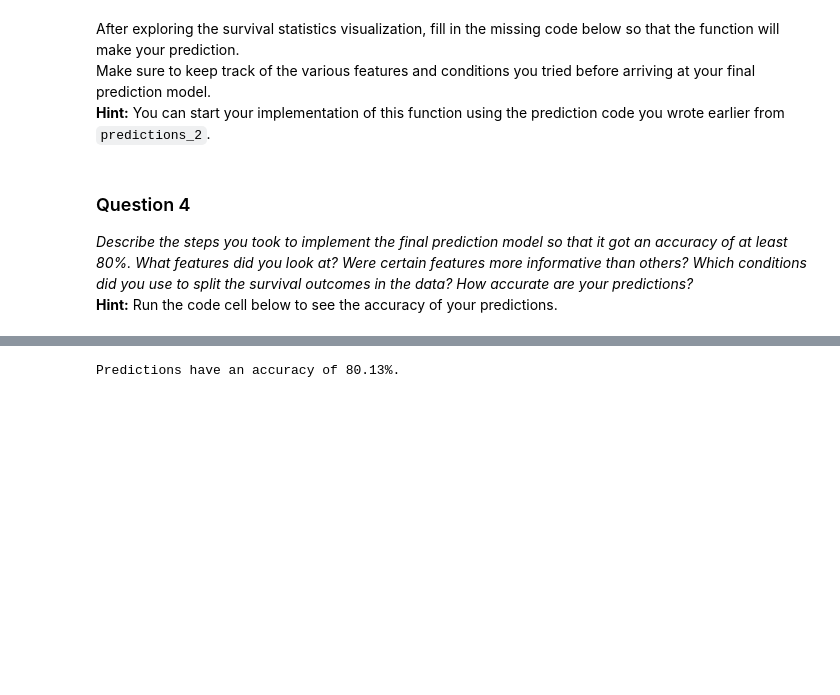
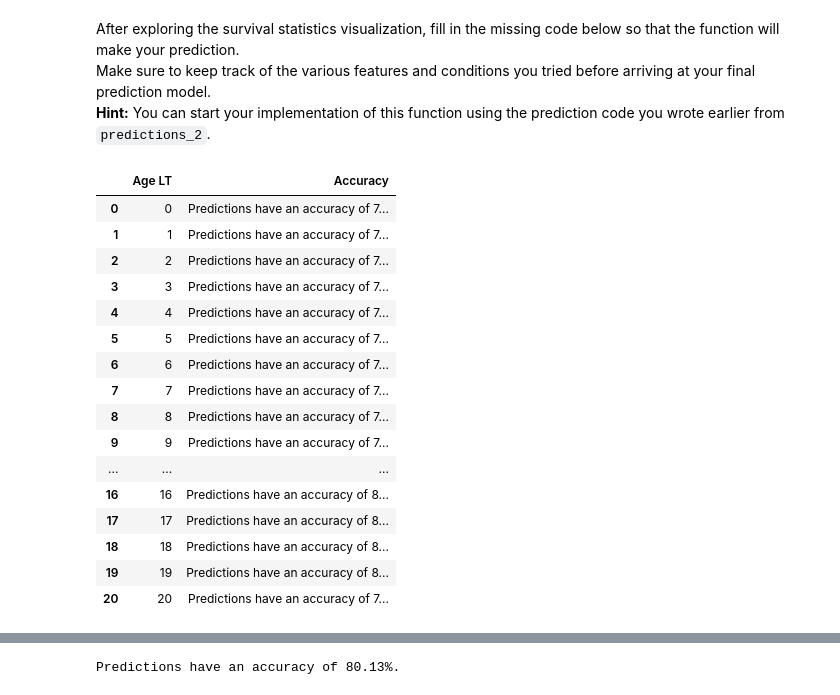
Before and after one commit to aberenyi73/machine-learning, a Jupyter notebook: projects/titanic_survival_exploration/titanic_survival_exploration.ipynb, the cells around one changed output, grey strips where cells are left out. Drawn from its saved outputs; the diff is of its cells as text; code cells hidden in the pictures; blank space fills up the shorter version.

```diff
--- a/projects/titanic_survival_exploration/titanic_survival_exploration.ipynb
+++ b/projects/titanic_survival_exploration/titanic_survival_exploration.ipynb
@@ -226,26 +240,51 @@ After exploring the survival statistics visualization, fill in the missing code
 Make sure to keep track of the various features and conditions you tried before arriving at your final prediction model.
 **Hint:** You can start your implementation of this function using the prediction code you wrote earlier from `predictions_2`.
 # %%
-def predictions_3(data):
+def predictions_3(data, age):
     """ Model with multiple features. Makes a prediction with an accuracy of at least 80%. """
+
 
     predictions = []
     for _, passenger in data.iterrows():
 
         # Remove the 'pass' statement below
         # and write your prediction conditions here
         if (passenger['Sex'] == 'female' or
-            (passenger['Age'] < 18 and passenger['Pclass'] in [1,2]) and passenger['Parch'] > 0 ):
+            (passenger['Age'] < age and passenger['Pclass'] in [1,2]) and passenger['Parch'] > 0 ):
             predictions.append(1)
         else:
             predictions.append(0)
 
     # Return our predictions
     return pd.Series(predictions)
 
+
+frame = pd.DataFrame(index = np.arange(21), columns=('Age LT','Accuracy'))
+
+for age in range(21):
+    predictions = predictions_3(data, age)
+    frame.loc[age] = [age, \
+                   accuracy_score(outcomes, predictions)]
+
+display(frame)
+
 # Make the predictions
-predictions = predictions_3(data)
+predictions = predictions_3(data, 18)
+# %% [output]
+|  | Age LT | Accuracy |
+| 0 | 0 | Predictions have an accuracy of 7... |
+| 1 | 1 | Predictions have an accuracy of 7... |
+| 2 | 2 | Predictions have an accuracy of 7... |
+| 3 | 3 | Predictions have an accuracy of 7... |
+| 4 | 4 | Predictions have an accuracy of 7... |
+| 5 | 5 | Predictions have an accuracy of 7... |
+| 6 | 6 | Predictions have an accuracy of 7... |
+| 7 | 7 | Predictions have an accuracy of 7... |
+| 8 | 8 | Predictions have an accuracy of 7... |
+| 9 | 9 | Predictions have an accuracy of 7... |
+| ... | ... | ... |
+| 16 | 16 | Predictions have an accuracy of 8... |
+| 17 | 17 | Predictions have an accuracy of 8... |
+| 18 | 18 | Predictions have an accuracy of 8... |
+| 19 | 19 | Predictions have an accuracy of 8... |
+| 20 | 20 | Predictions have an accuracy of 7... |
-# %% [markdown]
-### Question 4
-*Describe the steps you took to implement the final prediction model so that it got an accuracy of at least 80%. What features did you look at? Were certain features more informative than others? Which conditions did you use to split the survival outcomes in the data? How accurate are your predictions?*
-**Hint:** Run the code cell below to see the accuracy of your predictions.
```
Also changed, not shown: parts of 6 cells of this notebook.
